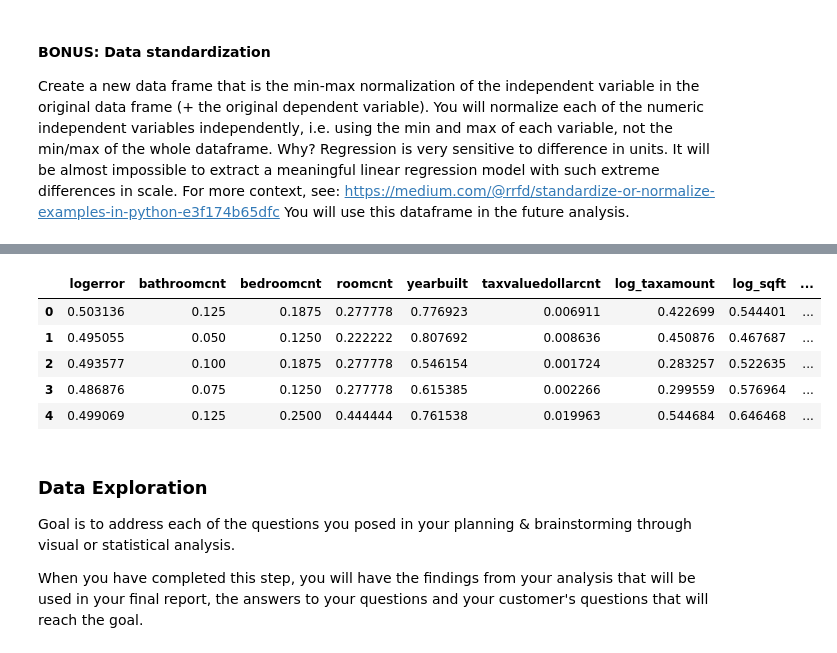
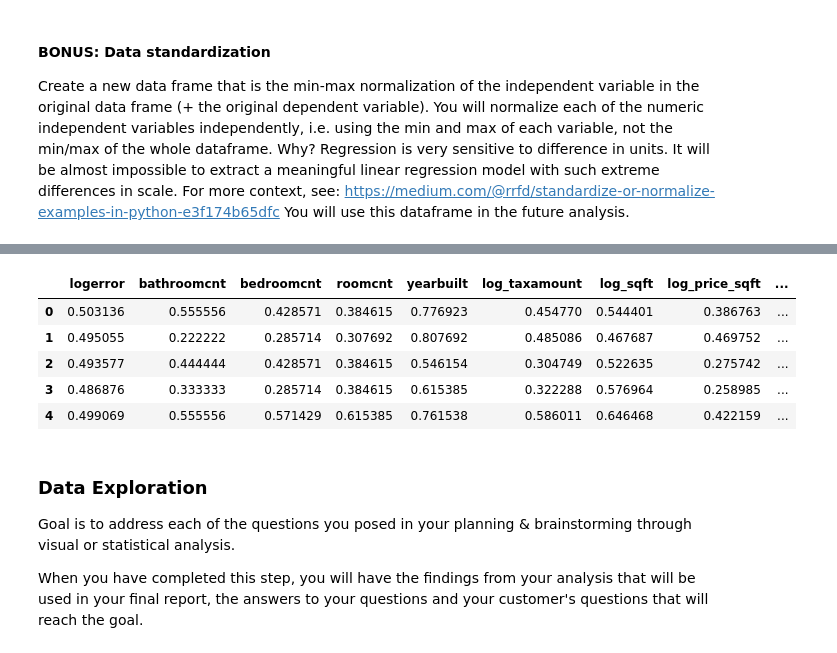
Before and after one commit to StevenGaris/codeup-ds-projects, a Jupyter notebook: Regression_Project_Steven_Garis.ipynb, the cells around one changed output, grey strips where cells are left out. Saved outputs shown, nothing was run; the diff lists cells and outputs as text; code cells hidden in the pictures.

```diff
--- a/Regression_Project_Steven_Garis.ipynb
+++ b/Regression_Project_Steven_Garis.ipynb
@@ -311,0 +374,8 @@ df_zillow.shape
+# %%
+# Dropping the non-log sets to have the log versions to work with
+
+df_zillow = df_zillow.drop(['taxamount',
+                            'calculatedfinishedsquarefeet',
+                            'tax_per_sqft',
+                            'taxvaluedollarcnt',
+                            'landtaxvaluedollarcnt'], axis=1)
@@ -311,0 +455,9 @@ df_zillow.shape
+# %%
+# removing houses with 8 or more bedrooms, outliers
+
+df_zillow.drop(df_zillow.loc[df_zillow['bedroomcnt']>=8].index, inplace=True)
+# %%
+# removing houses with 5 or more bathrooms, outliers
+
+
+df_zillow.drop(df_zillow.loc[df_zillow['bathroomcnt']>=5].index, inplace=True)
@@ -347,2 +481,0 @@ df_zillow.head()
-# %%
-df_zillow = df_zillow.drop(['taxamount', 'calculatedfinishedsquarefeet', 'tax_per_sqft'], axis=1)
@@ -417,22 +512,23 @@ zil_xform_df.head()
 # %%
 zil_xform_df= zil_xform_df.rename(columns={0: 'logerror',
                                            1: 'bathroomcnt',
                                            2: 'bedroomcnt',
                                            3: 'roomcnt',
                                            4: 'yearbuilt',
-                                           5: 'taxvaluedollarcnt',
-                                           6: 'log_taxamount',
-                                           7: 'log_sqft',
-                                           8: 'log_price_sqft'})
+                                           5: 'log_taxamount',
+                                           6: 'log_sqft',
+                                           7: 'log_price_sqft',
+                                           8: 'log_taxvaluedollarcnt',
+                                           9: 'log_landtaxvaluedollarcnt'})
 
 zil_xform_df.head()
 # %% [output]
-|  | logerror | bathroomcnt | bedroomcnt | roomcnt | yearbuilt | taxvaluedollarcnt | log_taxamount | log_sqft | ... |
-| 0 | 0.503136 | 0.125 | 0.1875 | 0.277778 | 0.776923 | 0.006911 | 0.422699 | 0.544401 | ... |
-| 1 | 0.495055 | 0.050 | 0.1250 | 0.222222 | 0.807692 | 0.008636 | 0.450876 | 0.467687 | ... |
-| 2 | 0.493577 | 0.100 | 0.1875 | 0.277778 | 0.546154 | 0.001724 | 0.283257 | 0.522635 | ... |
-| 3 | 0.486876 | 0.075 | 0.1250 | 0.277778 | 0.615385 | 0.002266 | 0.299559 | 0.576964 | ... |
-| 4 | 0.499069 | 0.125 | 0.2500 | 0.444444 | 0.761538 | 0.019963 | 0.544684 | 0.646468 | ... |
+|  | logerror | bathroomcnt | bedroomcnt | roomcnt | yearbuilt | log_taxamount | log_sqft | log_price_sqft | ... |
+| 0 | 0.503136 | 0.555556 | 0.428571 | 0.384615 | 0.776923 | 0.454770 | 0.544401 | 0.386763 | ... |
+| 1 | 0.495055 | 0.222222 | 0.285714 | 0.307692 | 0.807692 | 0.485086 | 0.467687 | 0.469752 | ... |
+| 2 | 0.493577 | 0.444444 | 0.428571 | 0.384615 | 0.546154 | 0.304749 | 0.522635 | 0.275742 | ... |
+| 3 | 0.486876 | 0.333333 | 0.285714 | 0.384615 | 0.615385 | 0.322288 | 0.576964 | 0.258985 | ... |
+| 4 | 0.499069 | 0.555556 | 0.571429 | 0.615385 | 0.761538 | 0.586011 | 0.646468 | 0.422159 | ... |
 # %% [markdown]
 ### Data Exploration
 
```
Also changed, not shown: parts of 64 cells of this notebook.
